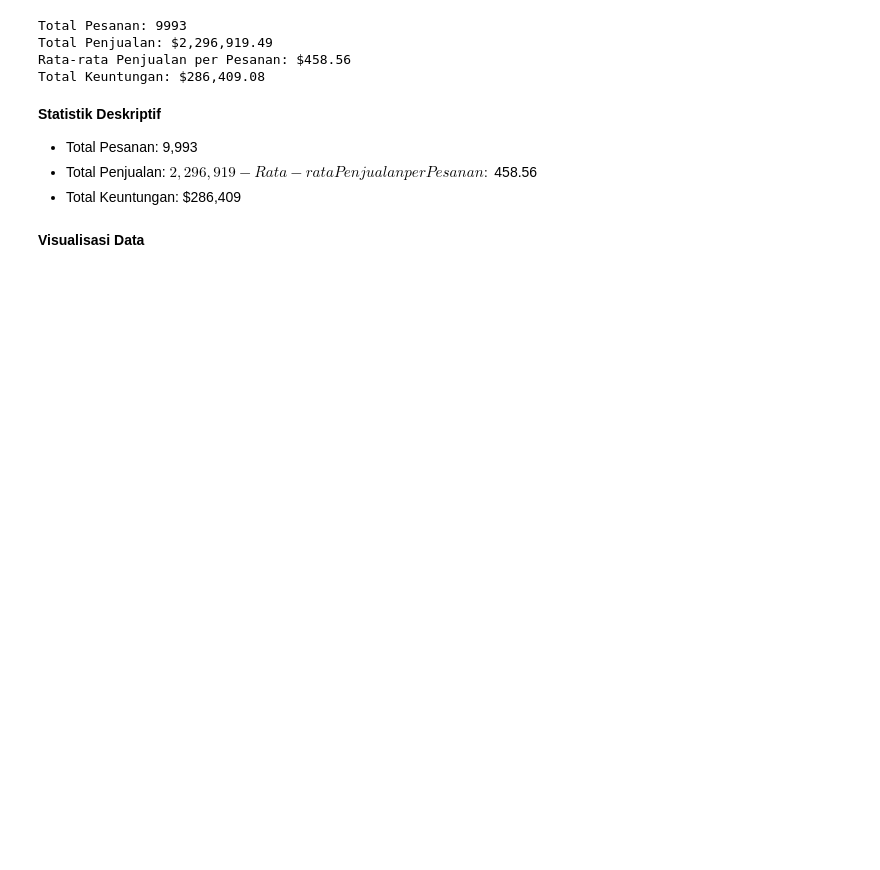
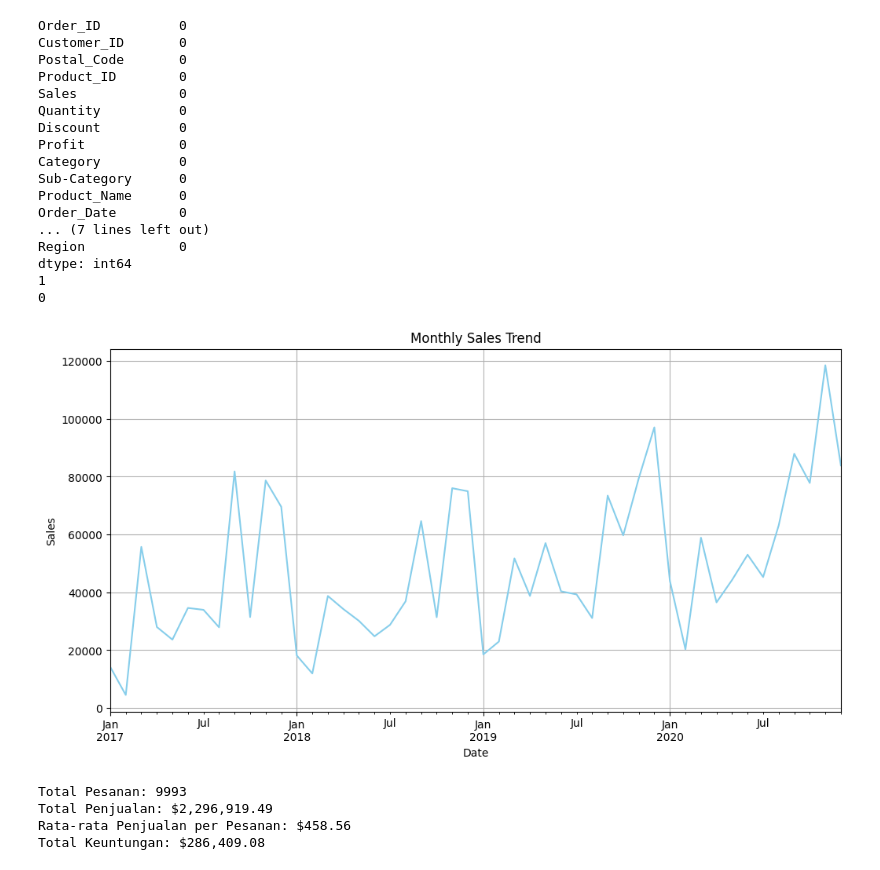
Before and after one commit to Khalis189/Data-Analyst-Journey_ForecastingSales, a Jupyter notebook: source_code.ipynb, the cells around one changed output. Drawn from its saved outputs; the diff is of its cells as text; code cells hidden in the pictures; blank space fills up the shorter version.

```diff
--- a/source_code.ipynb
+++ b/source_code.ipynb
@@ -96,31 +3,80 @@ Berikut adalah kolom-kolom yang terdapat dalam dataset beserta deskripsinya:
 # %%
+import pandas as pd
+import matplotlib.pyplot as plt
+
+# Memuat dataset
+url = "https://raw.githubusercontent.com/Khalis189/Data-Analyst-Journey_Segmentation/refs/heads/main/SuperStore%20-%20data.csv"
+
+df = pd.read_csv(url)
+
+# Cek missing value
+print(df.isna().sum())
+
+# Cek duplikasi data
+print(df.duplicated().sum())
+
+# Menghapus duplikasi data
+df.drop_duplicates(inplace=True)
+
+# Cek kembali duplikasi data
+print(df.duplicated().sum())
+
+# Mengonversi Order_Date ke datetime
+df['Order_Date'] = pd.to_datetime(df['Order_Date'])
+
+# Menyimpan kembali CSV
+df.to_csv('superstore_data.csv', index=False)
+
+# Mengatur Order_Date sebagai indeks
+df.set_index('Order_Date', inplace=True)
+
+# Resample data penjualan per bulan dan plot tren penjualan
+monthly_sales = df['Sales'].resample('M').sum()
+plt.figure(figsize=(12, 6))
+monthly_sales.plot(color='skyblue')
+plt.title('Monthly Sales Trend')
+plt.xlabel('Date')
+plt.ylabel('Sales')
+plt.grid(True)
+plt.show()
+
 # Menghitung total pesanan
 total_orders = df['Order_ID'].count()
 
 # Menghitung total penjualan
 total_sales = df['Sales'].sum()
 
 # Menghitung rata-rata penjualan per pesanan
 average_sales_per_order = df.groupby('Order_ID')['Sales'].sum().mean()
 
 # Menghitung total keuntungan
 total_profit = df['Profit'].sum()
 
 # Menampilkan hasil
 print(f"Total Pesanan: {total_orders}")
 print(f"Total Penjualan: ${total_sales:,.2f}")
 print(f"Rata-rata Penjualan per Pesanan: ${average_sales_per_order:,.2f}")
 print(f"Total Keuntungan: ${total_profit:,.2f}")
 # %% [output]
-Total Pesanan: 9993
-Total Penjualan: $2,296,919.49
-Rata-rata Penjualan per Pesanan: $458.56
-Total Keuntungan: $286,409.08
+Order_ID          0
+Customer_ID       0
+Postal_Code       0
+Product_ID        0
+Sales             0
+Quantity          0
+Discount          0
+Profit            0
+Category          0
+Sub-Category      0
+Product_Name      0
+Order_Date        0
+... (7 lines left out)
+Region            0
+dtype: int64
+1
+0
+[figure, added]
+Total Pesanan: 9993
+Total Penjualan: $2,296,919.49
+Rata-rata Penjualan per Pesanan: $458.56
+Total Keuntungan: $286,409.08
-# %% [markdown]
-**Statistik Deskriptif**
-- Total Pesanan: 9,993
-- Total Penjualan: $2,296,919
-- Rata-rata Penjualan per Pesanan: $458.56
-- Total Keuntungan: $286,409
-# %% [markdown]
-**Visualisasi Data**
```
Also changed, not shown: parts of 18 cells of this notebook.
